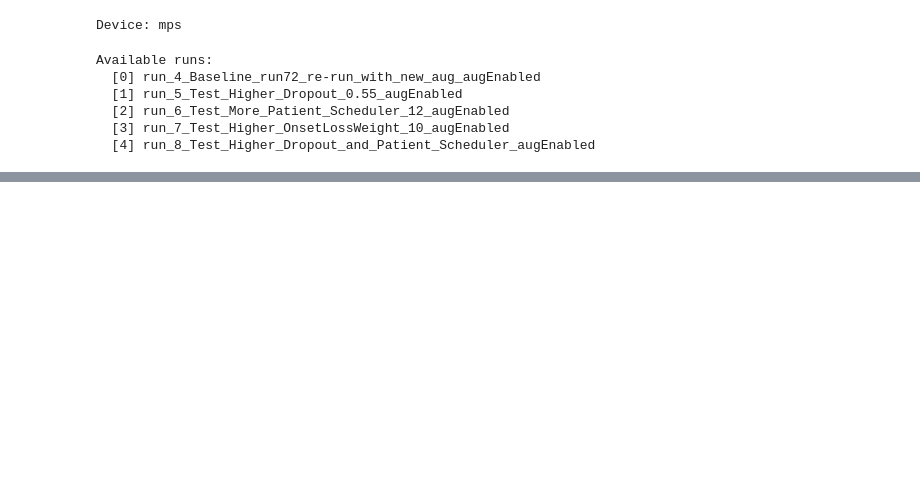
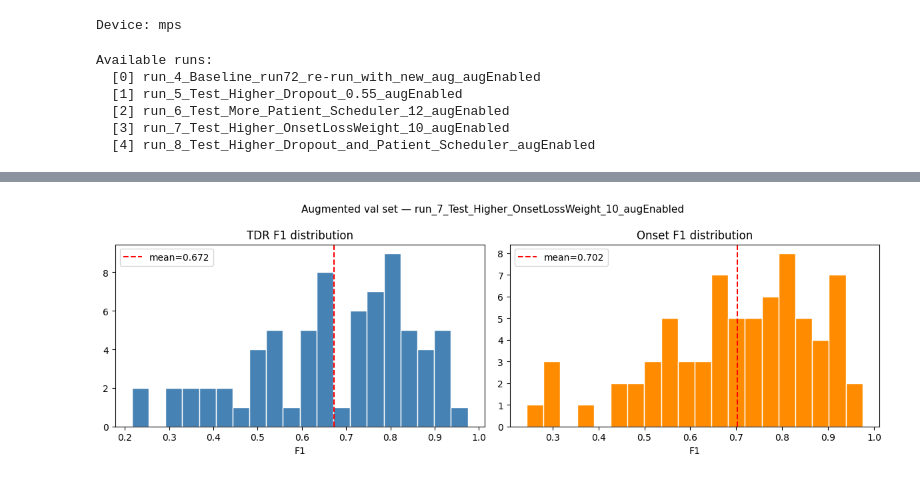
Before and after one commit to JCoji/Tablio, a Jupyter notebook: experiment2.ipynb, the cells around one changed output, grey strips where cells are left out. Cells and saved outputs as stored; diff of their text form; code cells hidden in the pictures; blank space fills up the shorter version.

```diff
--- a/experiment2.ipynb
+++ b/experiment2.ipynb
@@ -268,0 +278,3 @@ Bottom 5 tracks (TDR F1):
+# %%
+df_aug = evaluate_dataset(AUG_VAL_DIR)
+print(f'\nDone. {len(df_aug)} tracks evaluated.')
@@ -268,0 +327,3 @@ Bottom 5 tracks (TDR F1):
+# %%
+# ── Per-track table — Augmented ───────────────────────────────────────────────
+df_aug.set_index('track')[metric_cols].sort_values('tdr_f1', ascending=False).style.format('{:.3f}').background_gradient(cmap='RdYlGn', axis=0)
@@ -268,0 +349,19 @@ Bottom 5 tracks (TDR F1):
+# %%
+# ── Distribution plots — Augmented ────────────────────────────────────────────
+fig, axes = plt.subplots(1, 2, figsize=(12, 4))
+fig.suptitle(f'Augmented val set — {run_dir.name}', fontsize=11)
+
+axes[0].hist(df_aug['tdr_f1'], bins=20, color='steelblue', edgecolor='white')
+axes[0].axvline(df_aug['tdr_f1'].mean(), color='red', linestyle='--', label=f'mean={df_aug["tdr_f1"].mean():.3f}')
+axes[0].set_title('TDR F1 distribution')
+axes[0].set_xlabel('F1'); axes[0].legend()
+
+axes[1].hist(df_aug['onset_f1'], bins=20, color='darkorange', edgecolor='white')
+axes[1].axvline(df_aug['onset_f1'].mean(), color='red', linestyle='--', label=f'mean={df_aug["onset_f1"].mean():.3f}')
+axes[1].set_title('Onset F1 distribution')
+axes[1].set_xlabel('F1'); axes[1].legend()
+
+plt.tight_layout()
+plt.show()
+# %% [output]
+[figure, added]
```
Also changed, not shown: parts of 19 cells of this notebook, 5 other files.
